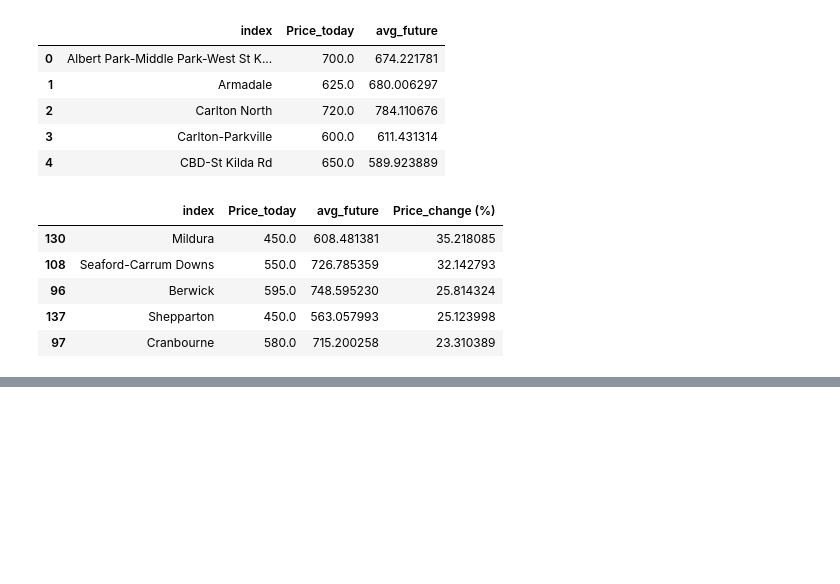
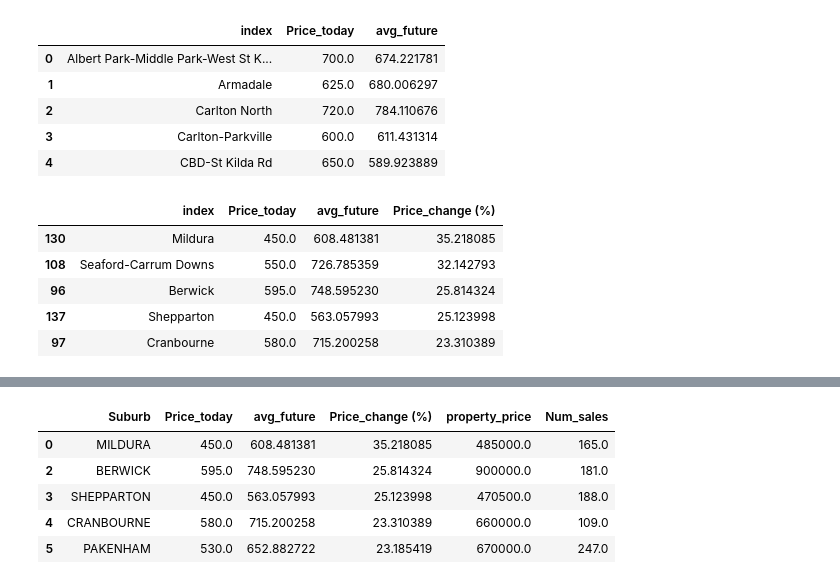
Before and after one commit to bicicow03/Group-Project-Real-Estate-Industry-Analysis, a Jupyter notebook: notebooks/evaluation.ipynb, the cells around one changed output, grey strips where cells are left out. Saved outputs shown, nothing was run; the diff lists cells and outputs as text; code cells hidden in the pictures; blank space fills up the shorter version.

```diff
--- a/notebooks/evaluation.ipynb
+++ b/notebooks/evaluation.ipynb
@@ -69,0 +107,15 @@ df_sorted.head()
+# %%
+columns = ['Q3_2024', 'Q4_2024']
+
+total = total.rename(columns={'Q1_2025':'property_price'})
+
+total = total.drop(columns=columns)
+
+total.head()
+# %% [output]
+|  | Suburb | Price_today | avg_future | Price_change (%) | property_price | Num_sales |
+| 0 | MILDURA | 450.0 | 608.481381 | 35.218085 | 485000.0 | 165.0 |
+| 2 | BERWICK | 595.0 | 748.595230 | 25.814324 | 900000.0 | 181.0 |
+| 3 | SHEPPARTON | 450.0 | 563.057993 | 25.123998 | 470500.0 | 188.0 |
+| 4 | CRANBOURNE | 580.0 | 715.200258 | 23.310389 | 660000.0 | 109.0 |
+| 5 | PAKENHAM | 530.0 | 652.882722 | 23.185419 | 670000.0 | 247.0 |
```
Also changed, not shown: parts of 4 cells of this notebook.
